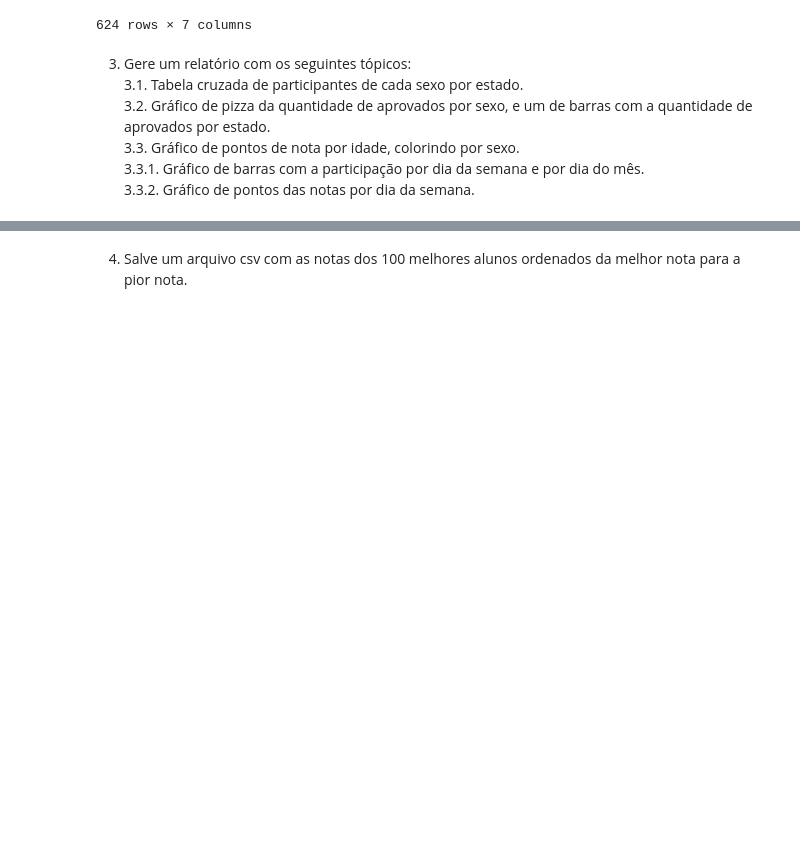
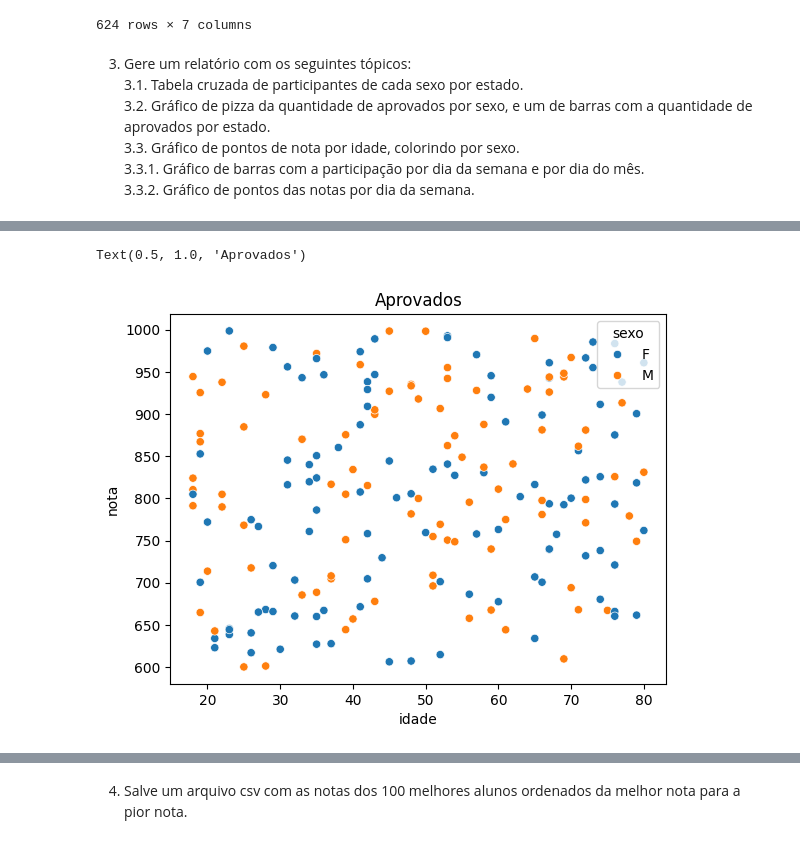
Before and after one commit to francfelipe/python-fundamentos, a Jupyter notebook: plumbers/python-exercicios-pandas-resolvido.ipynb, the cells around one changed output, grey strips where cells are left out. Saved outputs shown, nothing was run; the diff lists cells and outputs as text; code cells hidden in the pictures; blank space fills up the shorter version.

```diff
--- a/plumbers/python-exercicios-pandas-resolvido.ipynb
+++ b/plumbers/python-exercicios-pandas-resolvido.ipynb
@@ -241,0 +322,12 @@ df
+# %%
+import seaborn as sns
+sns.scatterplot(
+    data=df[aprovados],
+    x='idade',
+    y='nota',
+    hue='sexo'
+);
+plt.title('Aprovados')
+# %% [output]
+Text(0.5, 1.0, 'Aprovados')
+[figure, added]
```
Also changed, not shown: parts of 12 cells of this notebook.
